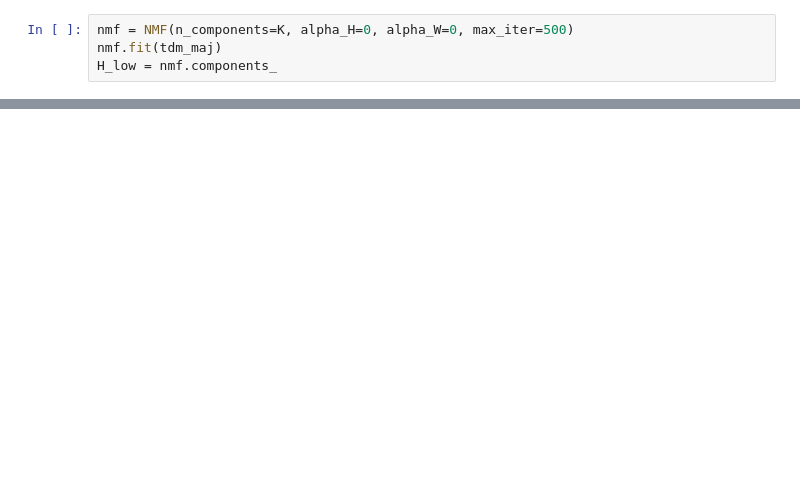
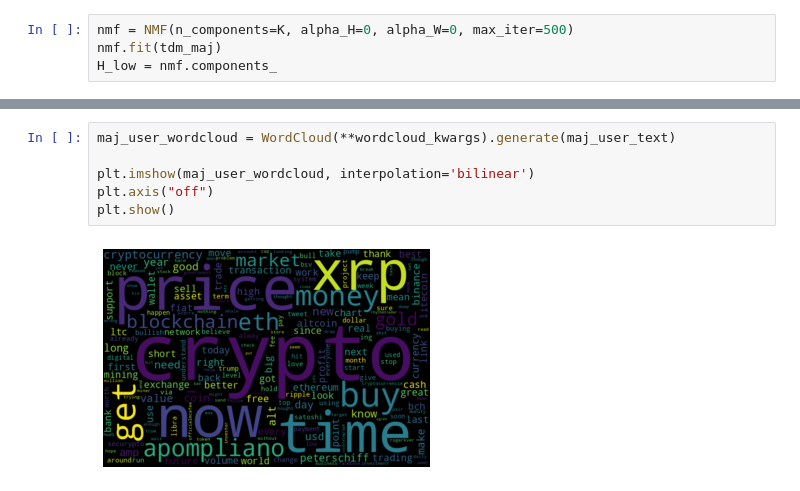
Before and after one commit to mdloucks/topic_modeling_research, a Jupyter notebook: user_analysis.ipynb, the cells around one changed output, grey strips where cells are left out. Drawn from its saved outputs; the diff is of its cells as text; blank space fills up the shorter version.

```diff
--- a/user_analysis.ipynb
+++ b/user_analysis.ipynb
@@ -320,0 +328,8 @@ majority users average: 0.5187482237815857
+# %%
+maj_user_wordcloud = WordCloud(**wordcloud_kwargs).generate(maj_user_text)
+
+plt.imshow(maj_user_wordcloud, interpolation='bilinear')
+plt.axis("off")
+plt.show()
+# %% [output]
+[figure, added]
```
Also changed, not shown: parts of 14 cells of this notebook, 16 other files.
